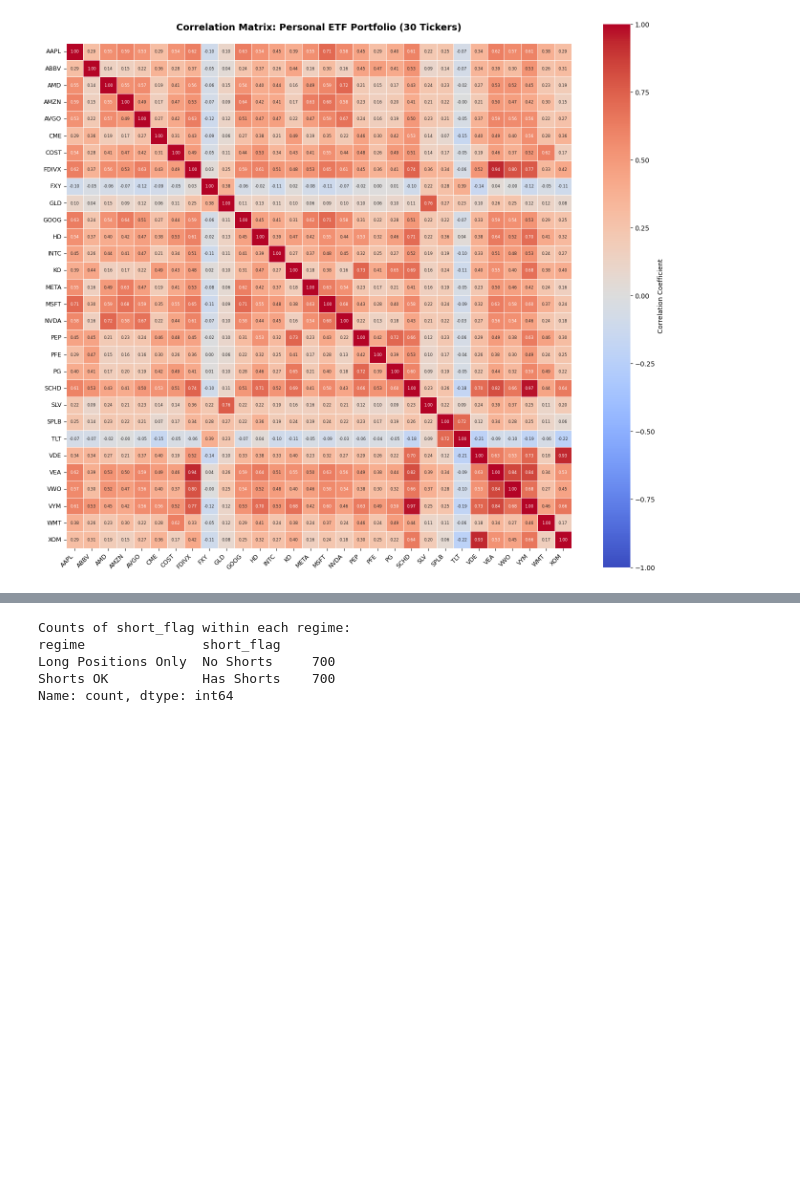
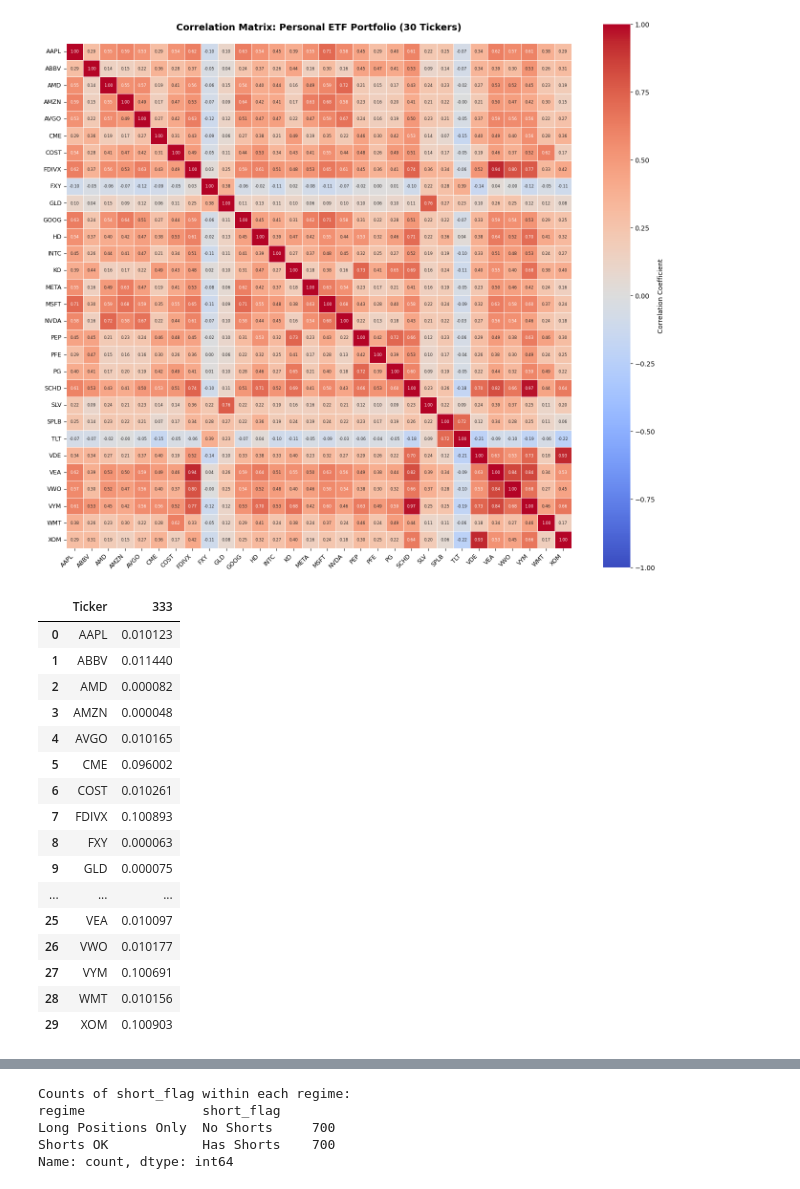
Before and after one commit to abhisuj/MSDS-451-TermProject, a Jupyter notebook: MSDS-451-TermProject-MC-Portfolio-Efficient_Frontier.ipynb, the cells around one changed output, grey strips where cells are left out. Saved outputs shown, nothing was run; the diff lists cells and outputs as text; code cells hidden in the pictures; blank space fills up the shorter version.

```diff
--- a/MSDS-451-TermProject-MC-Portfolio-Efficient_Frontier.ipynb
+++ b/MSDS-451-TermProject-MC-Portfolio-Efficient_Frontier.ipynb
@@ -238,6 +299,26 @@ plt.show()
 Column structure sample: [('Adj Close', 'AAPL'), ('Adj Close', 'ABBV'), ('Adj Close', 'AMD'), ('Adj Close', 'AMZN'), ('Adj Close', 'AVGO'), ('Adj Close', 'CME'), ('Adj Close', 'COST'), ('Adj Close', ' ...
 Final price columns: ['AAPL', 'ABBV', 'AMD', 'AMZN', 'AVGO', 'CME', 'COST', 'FDIVX', 'FXY', 'GLD', 'GOOG', 'HD', 'INTC', 'KO', 'META', 'MSFT', 'NVDA', 'PEP', 'PFE', 'PG', 'SCHD', 'SLV', 'SPLB', 'TLT', ...
 [figure]
+# %%
+pareto_df
+# %% [output]
+|  | Ticker | 333 |
+| 0 | AAPL | 0.010123 |
+| 1 | ABBV | 0.011440 |
+| 2 | AMD | 0.000082 |
+| 3 | AMZN | 0.000048 |
+| 4 | AVGO | 0.010165 |
+| 5 | CME | 0.096002 |
+| 6 | COST | 0.010261 |
+| 7 | FDIVX | 0.100893 |
+| 8 | FXY | 0.000063 |
+| 9 | GLD | 0.000075 |
+| ... | ... | ... |
+| 25 | VEA | 0.010097 |
+| 26 | VWO | 0.010177 |
+| 27 | VYM | 0.100691 |
+| 28 | WMT | 0.010156 |
+| 29 | XOM | 0.100903 |
 # %%
 res2, stats2 = run_experiment(mu2, sd2, corr2,
                               sample_size=700, n_weights=700,
```
Also changed, not shown: parts of 16 cells of this notebook, 8 other files.
